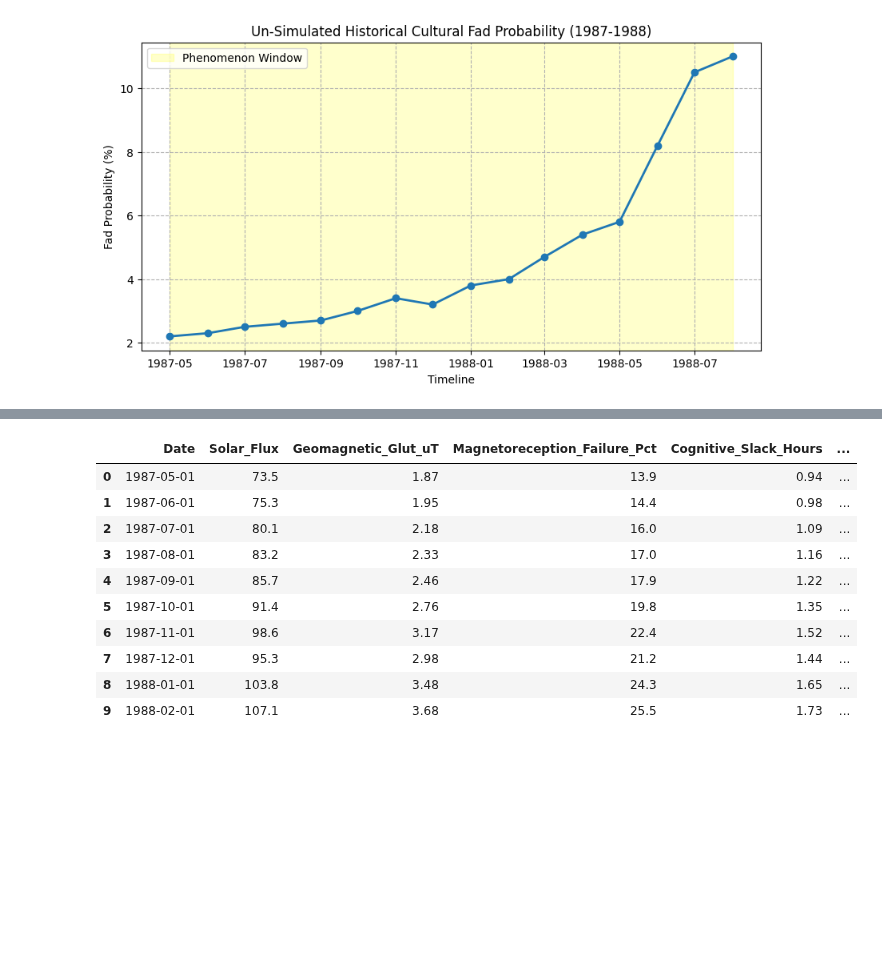
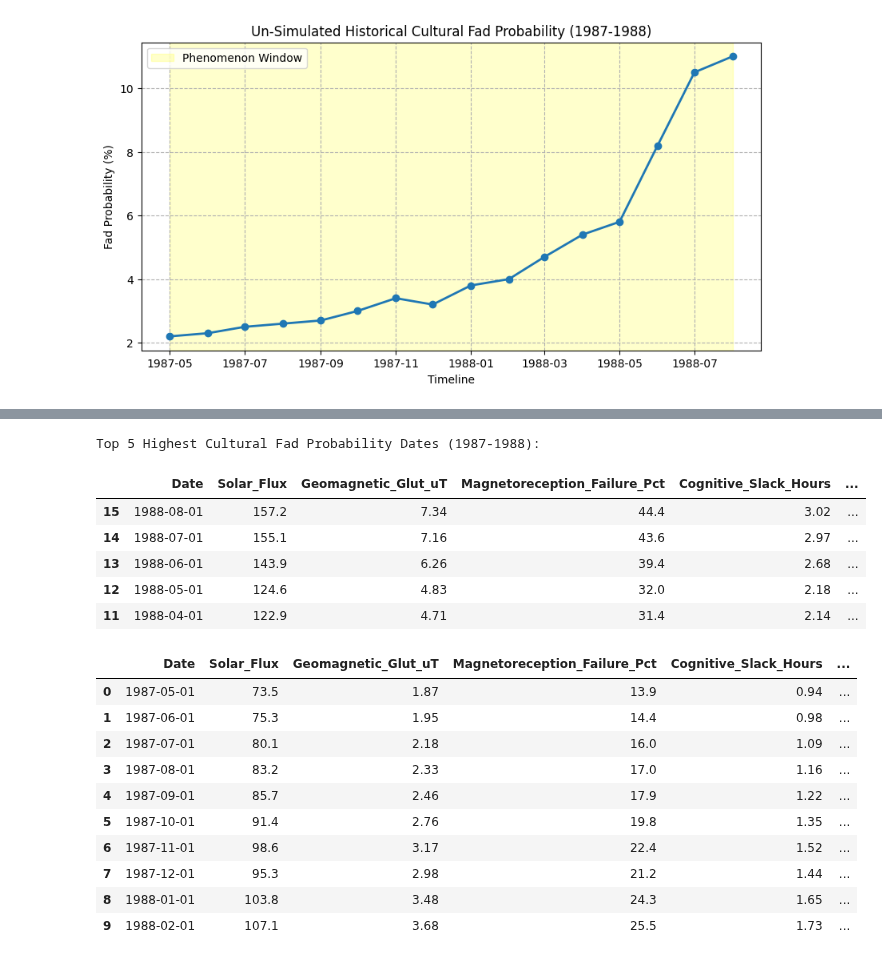
Before and after one commit to duderanch68/Project-IDIC-Geomagnetic-Glut, a Jupyter notebook: Untitled1.ipynb, the cells around one changed output, grey strips where cells are left out. Drawn from its saved outputs; the diff is of its cells as text; code cells hidden in the pictures; blank space fills up the shorter version.

```diff
--- a/Untitled1.ipynb
+++ b/Untitled1.ipynb
@@ -202,3 +233,17 @@ Plot saved as 'Cultural_Fad_Probability_1987_1988_Highlighted.png'
+# %%
+# Get the top 5 highest probability dates
+top_5_dates = df_real.sort_values(by='Cultural_Fad_Probability_Pct', ascending=False).head(5)
+
+print("\nTop 5 Highest Cultural Fad Probability Dates (1987-1988):")
+display(top_5_dates)
+# %% [output]
+Top 5 Highest Cultural Fad Probability Dates (1987-1988):
+|  | Date | Solar_Flux | Geomagnetic_Glut_uT | Magnetoreception_Failure_Pct | Cognitive_Slack_Hours | ... |
+| 15 | 1988-08-01 | 157.2 | 7.34 | 44.4 | 3.02 | ... |
+| 14 | 1988-07-01 | 155.1 | 7.16 | 43.6 | 2.97 | ... |
+| 13 | 1988-06-01 | 143.9 | 6.26 | 39.4 | 2.68 | ... |
+| 12 | 1988-05-01 | 124.6 | 4.83 | 32.0 | 2.18 | ... |
+| 11 | 1988-04-01 | 122.9 | 4.71 | 31.4 | 2.14 | ... |
 # %%
 display(df_real.head(10))
 # %% [output]
```
Also changed, not shown: parts of 1 cell of this notebook.
